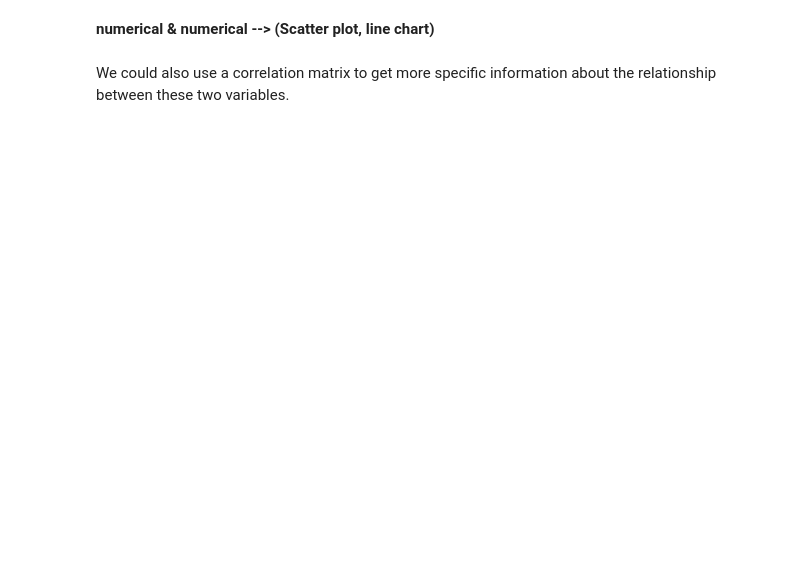
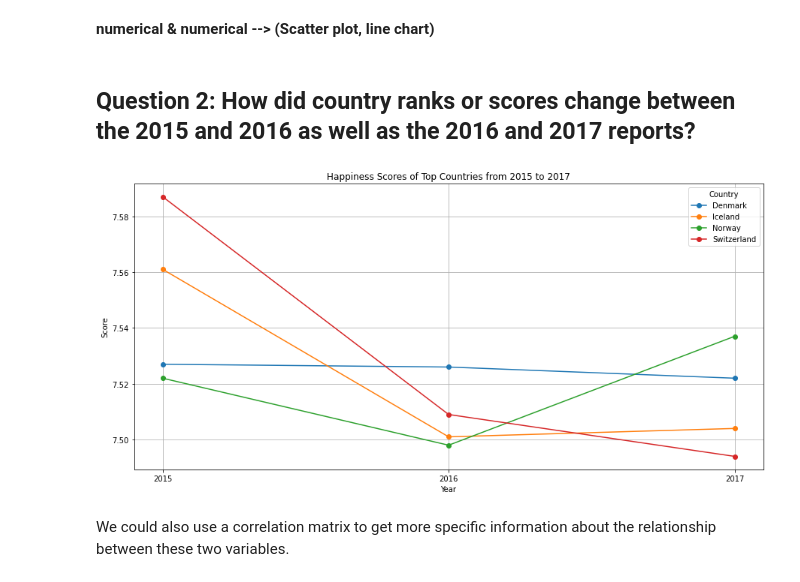
Before and after one commit to Tuwaiq-DS-ML-bootcamp-V-7/Usecase-2, a Jupyter notebook: Usecase-2.ipynb, the cells around one changed output. Drawn from its saved outputs; the diff is of its cells as text; code cells hidden in the pictures; blank space fills up the shorter version.

```diff
--- a/Usecase-2.ipynb
+++ b/Usecase-2.ipynb
@@ -821,3 +821,6 @@ Statistics summary gives a high-level idea to identify whether the data has any
 # %% [markdown]
 ### 1. Univariate Graphical Analysis:
 Method to perform uni-variate analysis will depend on whether the variable type is categorical or numerical.
+# %%
+df15 = world_happiness_df[world_happiness_df['Year'] == 2015].head(3)
+df15
@@ -823,0 +832,3 @@ Method to perform uni-variate analysis will depend on whether the variable type
+# %%
+df16 = world_happiness_df[world_happiness_df['Year'] == 2016].head(3)
+df16
@@ -823,0 +840,3 @@ Method to perform uni-variate analysis will depend on whether the variable type
+# %%
+df17 = world_happiness_df[world_happiness_df['Year'] == 2017].head(3)
+df17
@@ -864,4 +975,37 @@ Multivariate Analysis:
 # %% [markdown]
 **numerical & numerical --> (Scatter plot, line chart)**
+# %% [markdown]
+## Question 2: How did country ranks or scores change between the 2015 and 2016 as well as the 2016 and 2017 reports?
+# %%
+# I Concatenated the DataFrames to get all unique countries in the top 3
+top_countries = pd.concat([df15, df16, df17])
+
+# I got the list of unique countries
+unique_countries = top_countries['Country or region'].unique()
+
+# I Filtered the original DataFrame to include only these countries over all years
+filtered_df = world_happiness_df[world_happiness_df['Country or region'].isin(unique_countries) &
+                                 world_happiness_df['Year'].isin([2015, 2016, 2017])]
+
+# I used this to pivot the DataFrame to have years as columns
+df_pivot = filtered_df.pivot(index='Country or region', columns='Year', values='Score')
+
+# I Ensured the DataFrame includes all three years, even if a country is missing for a year
+df_pivot = df_pivot.reindex(columns=[2015, 2016, 2017])
+
+# The line chart
+plt.figure(figsize=(15, 7))
+for country in df_pivot.index:
+    plt.plot(df_pivot.columns, df_pivot.loc[country], marker='o', label=country)
+
+plt.legend(title='Country')
+plt.xlabel('Year')
+plt.ylabel('Score')
+plt.title('Happiness Scores of Top Countries from 2015 to 2017')
+plt.xticks([2015, 2016, 2017])
+plt.grid()
+plt.show()
+# %% [output]
+[figure, added]
 # %% [markdown]
 We could also use a correlation matrix to get more specific information about the relationship between these two variables.
```
Also changed, not shown: parts of 25 cells of this notebook.
